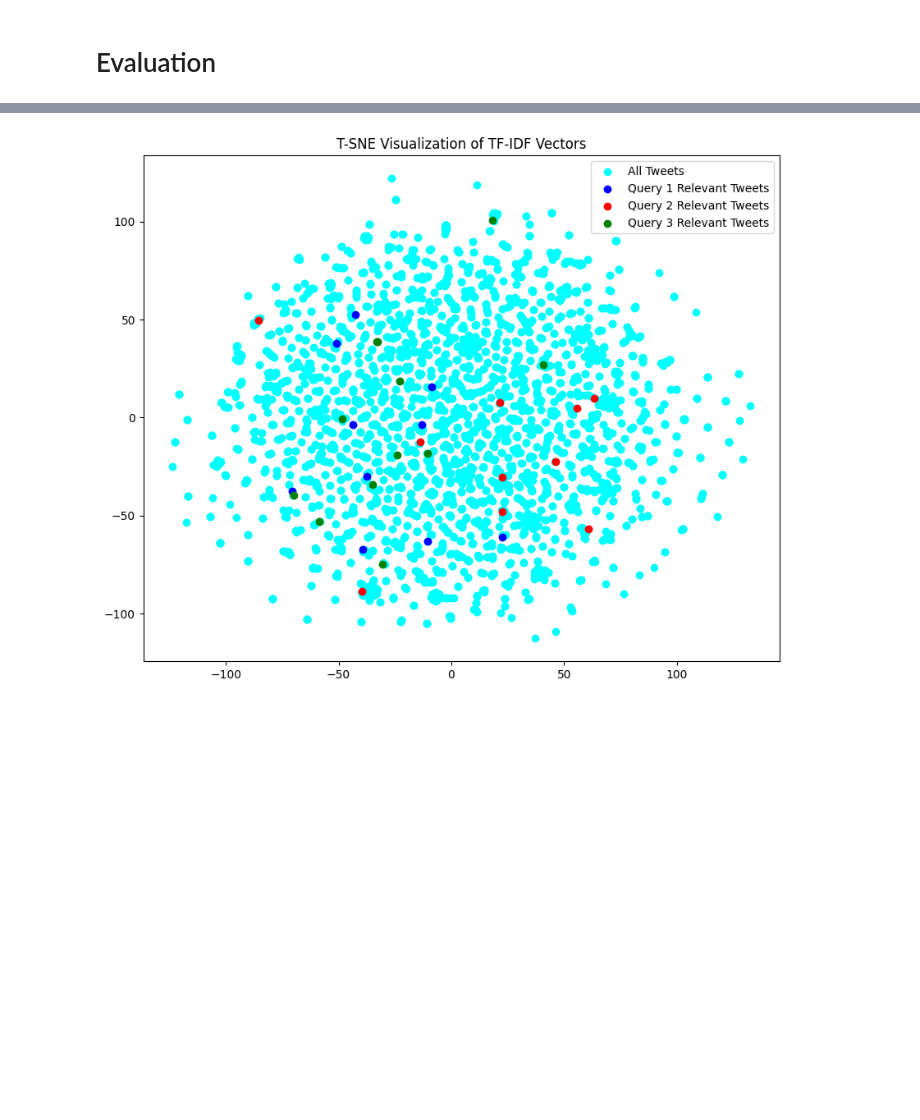
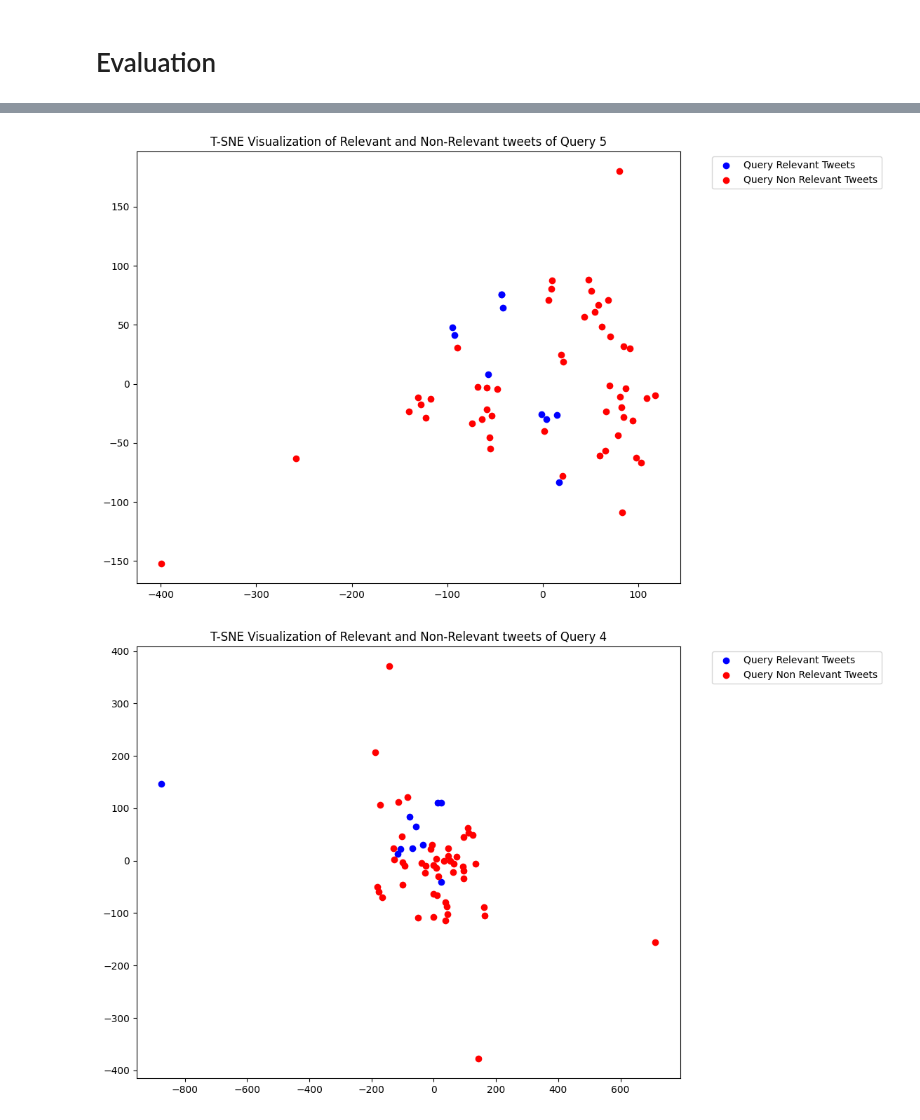
Before and after one commit to AleydisGalindo/RIAW-G_101_4, a Jupyter notebook: PART 2/Part2.ipynb, the cells around one changed output, grey strips where cells are left out. Drawn from its saved outputs; the diff is of its cells as text; code cells hidden in the pictures; blank space fills up the shorter version.

```diff
--- a/PART 2/Part2.ipynb
+++ b/PART 2/Part2.ipynb
@@ -587,63 +527,28 @@ for query_id in search_results['query_id'].unique():
 # %%
-relevant_doc = {}
+for query_id in search_results['query_id'].unique():
+    # TF-IDF Vectorization
+    tfidf_vectorizer = TfidfVectorizer(max_features=5000)  # Initialize TF-IDF vectorizer with a maximum of 5000 features
+    tfidf_matrix_all = tfidf_vectorizer.fit_transform(all_relevant_nonrelevant_tweets[query_id-1])  # Apply vectorizer to all tweets to create TF-IDF matrix
 
-for query_id in search_results['query_id'].unique():
-    relevant_doc[query_id] = []
-    for index, row in search_results[search_results['query_id'] == query_id].iterrows():
-        if row['label'] == 1:
-            relevant_doc[query_id].append(row['doc'])
+    # T-SNE for dimensionality reduction
+    tsne = TSNE(n_components=2, random_state=42, perplexity=2)  # Initialize T-SNE with 2 components, random seed for reproducibility, and perplexity
+    tsne_result_all = tsne.fit_transform(tfidf_matrix_all.toarray())  # Apply T-SNE to the TF-IDF matrix for all tweets
 
-relevant_tweets = {}
-for query_id in search_results['query_id'].unique():
-    relevant_tweets[query_id] = []
-    for i in relevant_doc[query_id]:
-       relevant_tweets[query_id].append([tweet_document_ids_map[i], tweet_information[tweet_document_ids_map[i]]['Processed Tweet']])
+    # Separate T-SNE results for each set of tweets
+    # Extract T-SNE results for relevant_tweets
+    tsne_result1 = tsne_result_all[:len(relevant_tweets_text[query_id])]
 
-# {Q3: [doc_id, processed_tweet][doc_id, processed_tweet]...}
+    # Extract T-SNE results for non_relevant_tweets
+    tsne_result2 = tsne_result_all[len(relevant_tweets_text[query_id]):]
 
-all_tweets = [' '.join(tweet_info['Processed Tweet']) for tweet_info in tweet_information.values()]
+    # Visualization
+    plt.figure(figsize=(10, 8))
+    plt.scatter(tsne_result1[:, 0], tsne_result1[:, 1], marker='o', color='blue', label='Query Relevant Tweets')
+    plt.scatter(tsne_result2[:, 0], tsne_result2[:, 1], marker='o', color='red', label='Query Non Relevant Tweets')
 
-# ['hola que']['adeu bla']
-
-query1_tweets = [' '.join(tweet_info[1]) for tweet_info in relevant_tweets[1]]
-query2_tweets = [' '.join(tweet_info[1]) for tweet_info in relevant_tweets[2]]
-query3_tweets = [' '.join(tweet_info[1]) for tweet_info in relevant_tweets[3]]
-
-all_t = [i for i in all_tweets if i not in query1_tweets]
-all_t = [i for i in all_t if i not in query2_tweets]
-all_t = [i for i in all_t if i not in query3_tweets]
-
-# TF-IDF Vectorization
-tfidf_vectorizer = TfidfVectorizer(max_features=5000)  # Initialize TF-IDF vectorizer with a maximum of 5000 features
-tfidf_matrix_all = tfidf_vectorizer.fit_transform(all_tweets)  # Apply vectorizer to all tweets to create TF-IDF matrix
-
-# T-SNE for dimensionality reduction
-tsne = TSNE(n_components=2, random_state=42, perplexity=2)  # Initialize T-SNE with 2 components, random seed for reproducibility, and perplexity
-tsne_result_all = tsne.fit_transform(tfidf_matrix_all.toarray())  # Apply T-SNE to the TF-IDF matrix for all tweets
-
-# Separate T-SNE results for each set of tweets
-# Extract T-SNE results for all tweets
-tsne_result = tsne_result_all[:len(all_t)]
-
-# Extract T-SNE results for query 1 tweets
-tsne_result1 = tsne_result_all[len(all_t):len(all_t) + len(query1_tweets)]
-
-# Extract T-SNE results for query 2 tweets
-tsne_result2 = tsne_result_all[len(all_t) + len(query1_tweets):len(all_t) + len(query1_tweets) + len(query2_tweets)]
-
-# Extract T-SNE results for query 3 tweets
-tsne_result3 = tsne_result_all[len(all_t) + len(query1_tweets) + len(query2_tweets):]
-
-
-# Visualization
-plt.figure(figsize=(10, 8))
-plt.scatter(tsne_result[:, 0], tsne_result[:, 1], marker='o', color='cyan', label='All Tweets')
-plt.scatter(tsne_result1[:, 0], tsne_result1[:, 1], marker='o', color='blue', label='Query 1 Relevant Tweets')
-plt.scatter(tsne_result2[:, 0], tsne_result2[:, 1], marker='o', color='red', label='Query 2 Relevant Tweets')
-plt.scatter(tsne_result3[:, 0], tsne_result3[:, 1], marker='o', color='green', label='Query 3 Relevant Tweets')
-
-plt.title('T-SNE Visualization of TF-IDF Vectors')
-plt.legend()
-plt.show()
+    plt.title('T-SNE Visualization of Relevant and Non-Relevant tweets of Query {}'.format(query_id))
+    plt.legend(bbox_to_anchor=(1.05, 1.0), loc='upper left')
+    plt.show()
 # %% [output]
-[figure, old version]
+[figure, new version]
+[figure, added]
```
Also changed, not shown: parts of 25 cells of this notebook, 3 other files.
